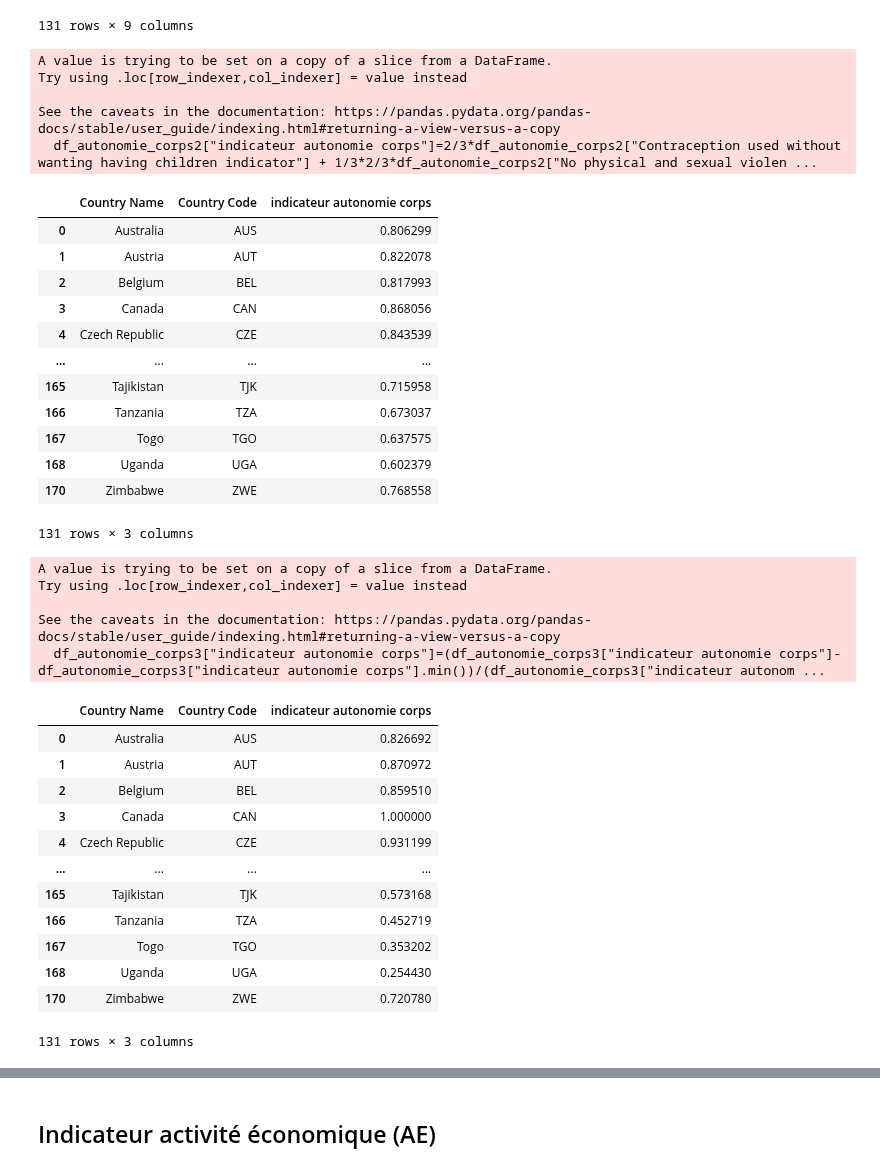
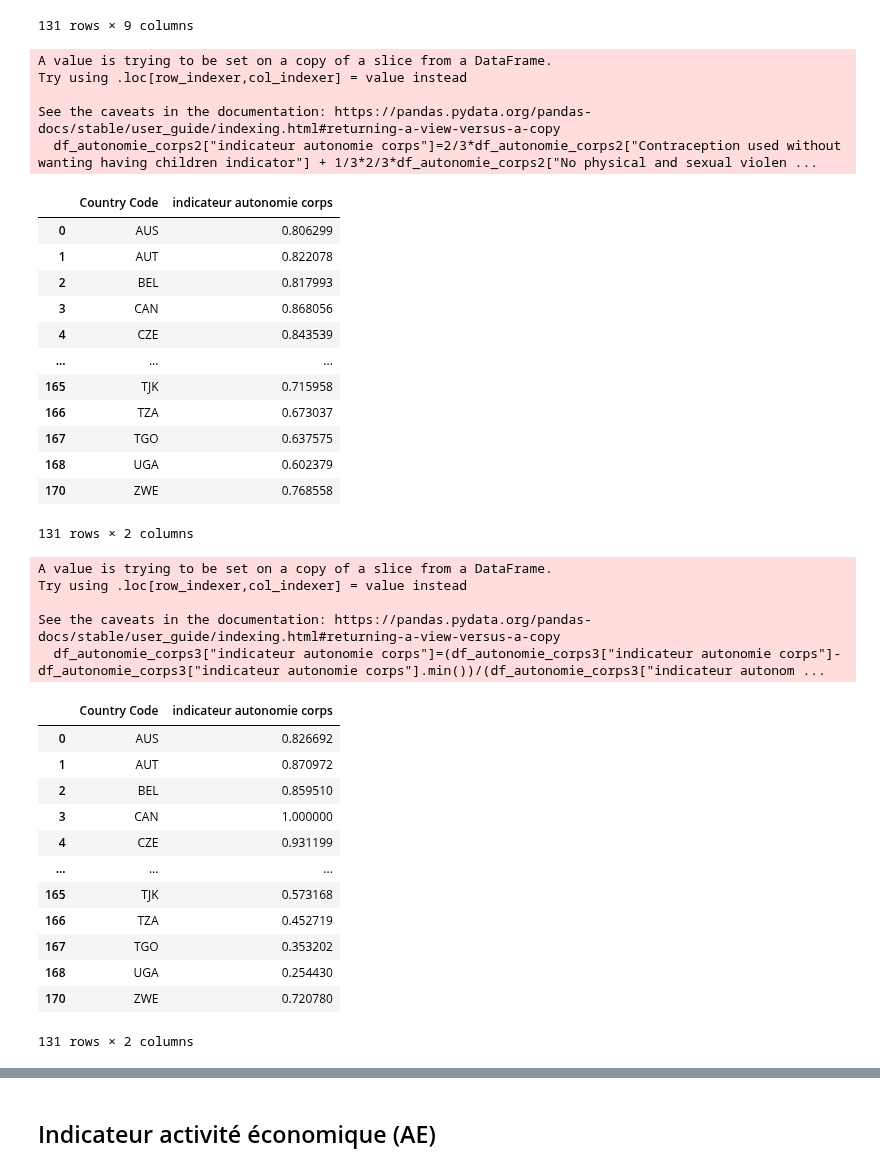
Before and after one commit to cmllbll/Gender-Inequalities-and-Development, a Jupyter notebook: création indicateurs fertilité et situation économiquee.ipynb, the cells around one changed output, grey strips where cells are left out. Saved outputs shown, nothing was run; the diff lists cells and outputs as text; code cells hidden in the pictures.

Commit message:
Update création indicateurs fertilité et situation économiquee.ipynb
bdd indicateurs finale

```diff
--- a/création indicateurs fertilité et situation économiquee.ipynb
+++ b/création indicateurs fertilité et situation économiquee.ipynb
@@ -1198,27 +1198,27 @@ See the caveats in the documentation: https://pandas.pydata.org/pandas-docs/stab
 131 rows × 9 columns
 # %%
 df_autonomie_corps2["indicateur autonomie corps"]=2/3*df_autonomie_corps2["Contraception used without wanting having children indicator"] + 1/3*2/3*df_autonomie_corps2["No physical and sexual violences on women indicator"]
-df_autonomie_corps3=df_autonomie_corps2[["Country Name", "Country Code", "indicateur autonomie corps"]]
+df_autonomie_corps3=df_autonomie_corps2[[ "Country Code", "indicateur autonomie corps"]]
 df_autonomie_corps3
 # %% [output]
 A value is trying to be set on a copy of a slice from a DataFrame.
 Try using .loc[row_indexer,col_indexer] = value instead
 
 See the caveats in the documentation: https://pandas.pydata.org/pandas-docs/stable/user_guide/indexing.html#returning-a-view-versus-a-copy
   df_autonomie_corps2["indicateur autonomie corps"]=2/3*df_autonomie_corps2["Contraception used without wanting having children indicator"] + 1/3*2/3*df_autonomie_corps2["No physical and sexual violen ...
-|  | Country Name | Country Code | indicateur autonomie corps |
-| 0 | Australia | AUS | 0.806299 |
-| 1 | Austria | AUT | 0.822078 |
-| 2 | Belgium | BEL | 0.817993 |
-| 3 | Canada | CAN | 0.868056 |
-| 4 | Czech Republic | CZE | 0.843539 |
-| ... | ... | ... | ... |
-| 165 | Tajikistan | TJK | 0.715958 |
-| 166 | Tanzania | TZA | 0.673037 |
-| 167 | Togo | TGO | 0.637575 |
-| 168 | Uganda | UGA | 0.602379 |
-| 170 | Zimbabwe | ZWE | 0.768558 |
+|  | Country Code | indicateur autonomie corps |
+| 0 | AUS | 0.806299 |
+| 1 | AUT | 0.822078 |
+| 2 | BEL | 0.817993 |
+| 3 | CAN | 0.868056 |
+| 4 | CZE | 0.843539 |
+| ... | ... | ... |
+| 165 | TJK | 0.715958 |
+| 166 | TZA | 0.673037 |
+| 167 | TGO | 0.637575 |
+| 168 | UGA | 0.602379 |
+| 170 | ZWE | 0.768558 |
-131 rows × 3 columns
+131 rows × 2 columns
 # %%
 # Répartition entre 0 et 1
 df_autonomie_corps3["indicateur autonomie corps"]=(df_autonomie_corps3["indicateur autonomie corps"]-df_autonomie_corps3["indicateur autonomie corps"].min())/(df_autonomie_corps3["indicateur autonomie corps"].max()-df_autonomie_corps3["indicateur autonomie corps"].min())
@@ -1229,19 +1229,19 @@ Try using .loc[row_indexer,col_indexer] = value instead
 
 See the caveats in the documentation: https://pandas.pydata.org/pandas-docs/stable/user_guide/indexing.html#returning-a-view-versus-a-copy
   df_autonomie_corps3["indicateur autonomie corps"]=(df_autonomie_corps3["indicateur autonomie corps"]-df_autonomie_corps3["indicateur autonomie corps"].min())/(df_autonomie_corps3["indicateur autonom ...
-|  | Country Name | Country Code | indicateur autonomie corps |
-| 0 | Australia | AUS | 0.826692 |
-| 1 | Austria | AUT | 0.870972 |
-| 2 | Belgium | BEL | 0.859510 |
-| 3 | Canada | CAN | 1.000000 |
-| 4 | Czech Republic | CZE | 0.931199 |
-| ... | ... | ... | ... |
-| 165 | Tajikistan | TJK | 0.573168 |
-| 166 | Tanzania | TZA | 0.452719 |
-| 167 | Togo | TGO | 0.353202 |
-| 168 | Uganda | UGA | 0.254430 |
-| 170 | Zimbabwe | ZWE | 0.720780 |
+|  | Country Code | indicateur autonomie corps |
+| 0 | AUS | 0.826692 |
+| 1 | AUT | 0.870972 |
+| 2 | BEL | 0.859510 |
+| 3 | CAN | 1.000000 |
+| 4 | CZE | 0.931199 |
+| ... | ... | ... |
+| 165 | TJK | 0.573168 |
+| 166 | TZA | 0.452719 |
+| 167 | TGO | 0.353202 |
+| 168 | UGA | 0.254430 |
+| 170 | ZWE | 0.720780 |
-131 rows × 3 columns
+131 rows × 2 columns
 # %%
 df_autonomie_corps3["indicateur autonomie corps"].plot()
 # %% [output]
```
Also changed, not shown: parts of 21 cells of this notebook.
